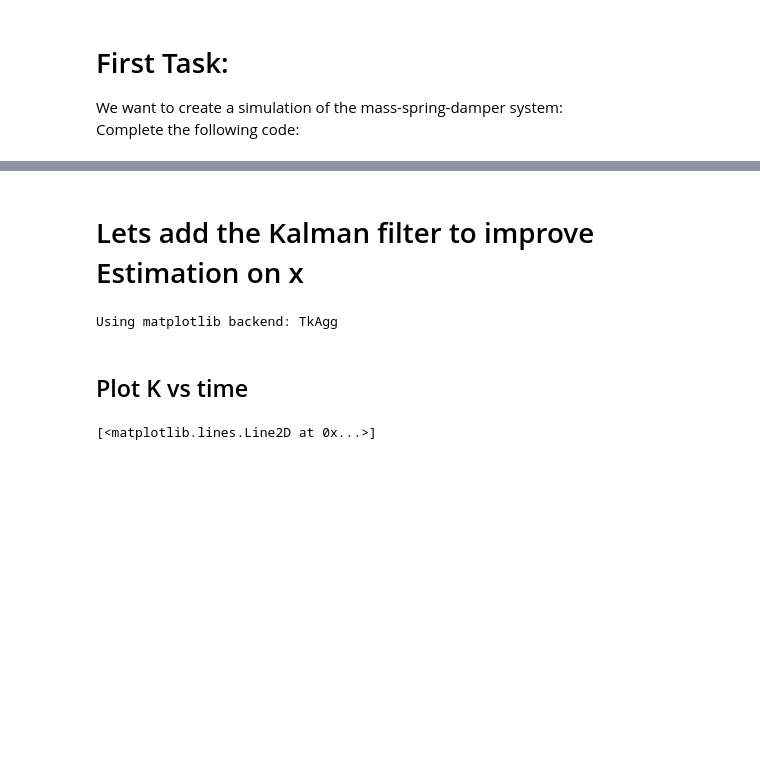
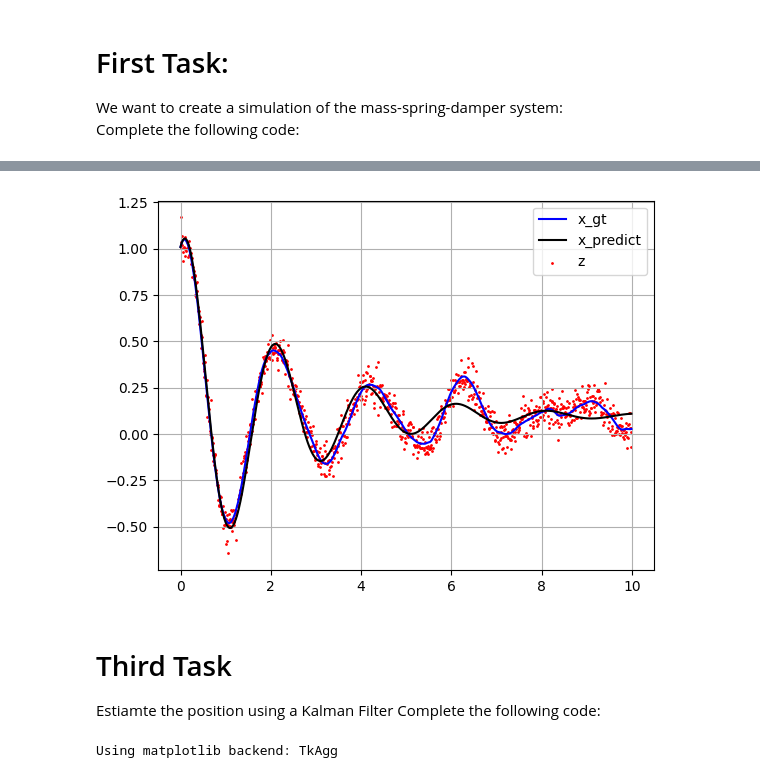
Before and after one commit to AlonSpinner/Hocky-DIsk, a Jupyter notebook: Summer_Tutorials/04/MSD - KalmanFilter.ipynb, the cells around one changed output, grey strips where cells are left out. Saved outputs shown, nothing was run; the diff lists cells and outputs as text; code cells hidden in the pictures; blank space fills up the shorter version.

```diff
--- a/Summer_Tutorials/04/MSD - KalmanFilter.ipynb
+++ b/Summer_Tutorials/04/MSD - KalmanFilter.ipynb
@@ -105,54 +119,66 @@ np.random.normal(mu,std)
 # %%
 #INITALIZE
 m = 1.0
 k = 10.0
 c = 1.0
 
-t_0 = 0
-dt = 0.01
-t_final = 10
-
+#State Space
 A = np.array([[0, 1],
              [-k/m, -c/m]])
 B = np.array([[0],
              [1/m]])
+
+#Time Vector
+t_0 = 0.0
+dt = 0.01
+t_final = 10
 t_vec =  np.arange(t_0, t_final, dt)
 
+#constant force
+f_nominal = 1.0
+
+#inital state
 q_gt = np.array([1,1]).reshape(-1,1)
-q_est = np.array([1,1]).reshape(-1,1)
+q_predict = np.array([1,1]).reshape(-1,1)
 
-x_gt_history = []
-x_est_history = []
-z_history = []
+history = {'x_gt': [], 'x_predict': [], 'z': []}
 #SIMULATION
 for t in t_vec:
-    # compute qdot_gt, q_gt, z
-    f_est = 1.0
-    f_real = np.random.normal(1.0,3)
+    #------------YOUR CODE HERE------------------#
+    #compute f_real from f_nominal
+    f_real = np.random.normal(f_nominal,3)
 
-    #------------YOUR CODE HERE------------------#
-    #compute qdot_gt, q_gt, qdot_est, q_est and z
-
+    #compute q_gt with euler integration using f_real
     qdot_gt = A @ q_gt + B * f_real
     q_gt = q_gt + qdot_gt * dt
-    qdot_est = A @ q_est + B * f_est
-    q_est = q_est + qdot_est * dt
+
+    #compute compute q_predict with euler integration using f_nominal
+    qdot_predict = A @ q_predict + B * f_nominal
+    q_predict = q_predict + qdot_predict * dt
+
+    #compute z using q_gt
     z = np.random.normal(q_gt[0],0.05)
     #------------YOUR CODE HERE------------------#
 
-    x_gt_history.append(q_gt[0])
-    x_est_history.append(q_est[0])
-    z_history.append(z)
+    history['x_gt'].append(q_gt[0])
+    history['x_predict'].append(q_predict[0])
+    history['z'].append(z)
 
 #PLOT
 plt.figure()
-plt.plot(t_vec, x_gt_history, color = 'blue')
-plt.plot(t_vec, x_est_history, color = 'black')
-plt.scatter(t_vec, z_history, s = 1, color = 'red')
-plt.legend(['x_gt', 'x_est(predict)', 'z'])
+plt.plot(t_vec, history['x_gt'], color = 'blue')
+plt.plot(t_vec, history['x_predict'], color = 'black')
+plt.scatter(t_vec, history['z'], s = 1, color = 'red')
+plt.legend(['x_gt', 'x_predict', 'z'])
+plt.grid(True)
 plt.show()
+# %% [output]
+[figure, added]
-# %% [markdown]
-# Lets add the Kalman filter to improve Estimation on x
+# %% [markdown]
+# Third Task
+
+Estiamte the position using a Kalman Filter </br>
+Complete the following code:
 # %%
 #INITALIZE
 m = 1.0
@@ -242,10 +271,3 @@ plt.show()
 plt.grid(True)
 # %% [output]
 Using matplotlib backend: TkAgg
-# %% [markdown]
-## Plot K vs time
-# %%
-
-plt.plot(t_vec,[K[0,0] for K in K_history], color = 'green')
-# %% [output]
-[<matplotlib.lines.Line2D at 0x...>]
```
Also changed, not shown: parts of 5 cells of this notebook, 6 other files.
